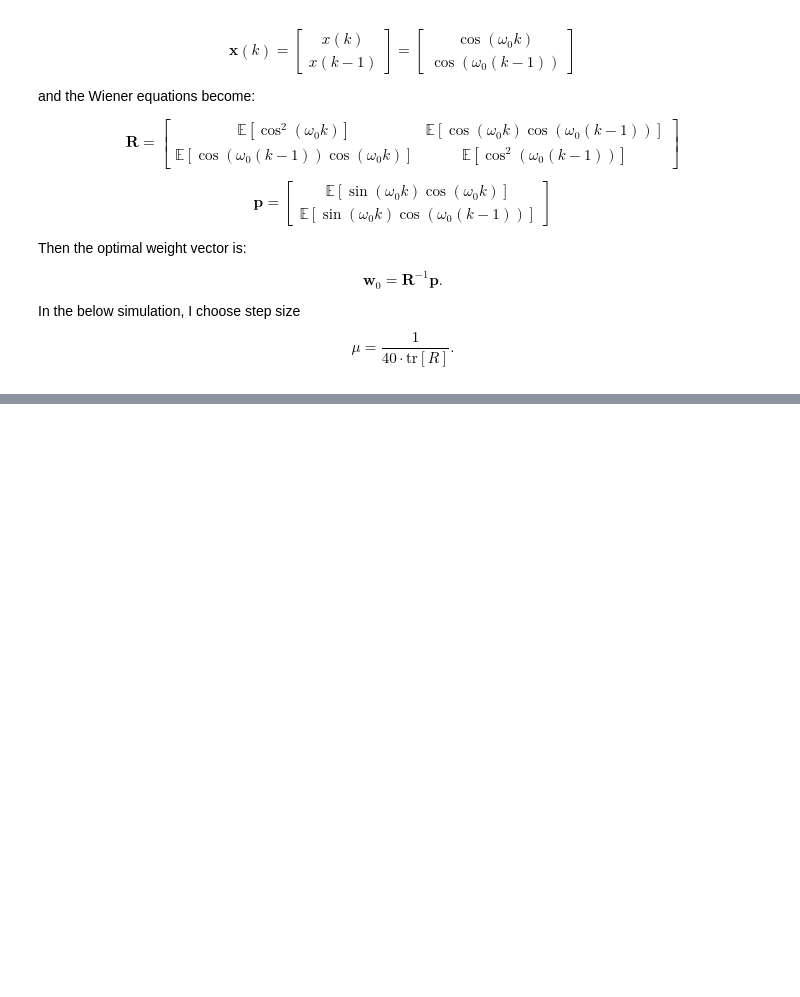
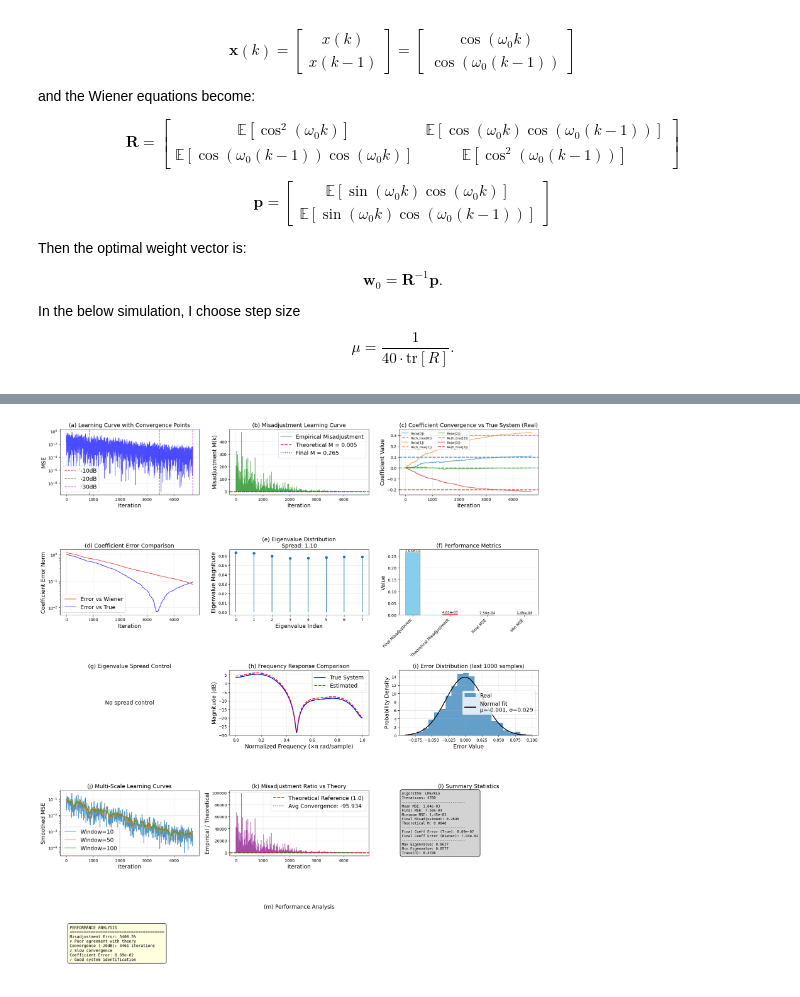
Before and after one commit to murumura/adsp, a Jupyter notebook: Chap3.ipynb, the cells around one changed output, grey strips where cells are left out. Saved outputs shown, nothing was run; the diff lists cells and outputs as text; code cells hidden in the pictures; blank space fills up the shorter version.

```diff
--- a/Chap3.ipynb
+++ b/Chap3.ipynb
@@ -481,0 +707,75 @@ Example 3.6 Perform the system idetification problem
+# %%
+# Fixed version of your original function
+def create_example3_6_2cd_generator(target_spread: float = 1.0, sigma_x2: float = 1.0, sigma_n2: float = 1e-4, bits: int = 10):
+    """Fixed version - returns correct desired signal"""
+    def generator(n_samples: int, key: jax.random.PRNGKey):
+        # Find AR(1) pole for target spread
+        a = jaxfilter.find_ar1_pole_for_spread_theoretical(target_spread, 8)
+
+        # Generate original signals
+        h, x, d, measured_noise = gen_d_x_example3_6_2(n_samples, a, key, sigma_x2=sigma_x2, sigma_n2=sigma_n2)
+
+        # Scale signals to fit in fixed-point range [-1, 1]
+        # Find scaling factors to prevent overflow
+        x_scale = 1.0 / jnp.max(jnp.abs(x)) if jnp.max(jnp.abs(x)) > 1.0 else 1.0
+        d_scale = 1.0 / jnp.max(jnp.abs(d)) if jnp.max(jnp.abs(d)) > 1.0 else 1.0
+
+        x_scaled = x * x_scale
+        d_scaled = d * d_scale
+
+        # Quantize scaled signals
+        jaxfixed_point_gen = jaxfixedpt.JaxFixedPoint(ibits=1, fbits=bits-1, rmode="nearest")
+        x_q = jaxfixed_point_gen.quantize(x_scaled)
+        d_q = jaxfixed_point_gen.quantize(d_scaled)
+
+        return h, x_q, d_q, measured_noise
+
+    return generator
+
+
+# Parameters
+n_iters   = 4700
+h_true = jnp.array([0.1, 0.3, 0.0, -0.2, -0.4, -0.7, -0.4, -0.2], dtype=float)
+filter_order = len(h_true) - 1
+mu     = 0.01
+sigma_n2 = 0.0015
+sigma_x2 = 1.0
+bits = 10
+target_spread = 1.0
+lms = jaxfilter.LMS(mu=mu, filter_order=filter_order)
+results = {}
+
+# For part (a) - different spreads
+#for spread in [1.0, 20.0, 80.0]:
+gen_signals_fn = create_example3_6_2cd_generator(
+    target_spread=target_spread,
+    sigma_x2=sigma_x2,
+    sigma_n2=sigma_n2,
+    bits=bits
+)
+sysid = jaxfilter.SystemIdentification(lms, gen_signals_fn)
+w_hist, e_hist, metrics, _ = sysid.run(n_samples=n_iters)
+trR = metrics['trace_R']
+R = trR = metrics['R']
+# Add debugging to check your parameters
+print(f"Step size (μ): {mu}")
+print(f"Filter length (N): {len(h_true)}")
+print(f"Input power (σ_x²): {sigma_x2}")
+print(f"Stability check - μ * N * σ_x²: {mu * len(h_true) * sigma_x2}")
+print(f"Should be < 1 for convergence: {mu * len(h_true) * sigma_x2 < 1}")
+
+misadjustment_theory = calculate_theoretical_misadjustment(mu = mu, R=R)
+
+print("=== Example 3.6.2 Sytem Identification Fixed Point ===")
+print(f"Wiener solution: {metrics['wiener_solution']}")
+print(f"Final coefficients: {metrics['final_coeff']}")
+print(f"Final MSE: {metrics['final_mse']:.6f}")
+print(f"Min MSE: {metrics['min_mse']:.6f}")
+print(f"Misadjustment(Experiment): {metrics['misadjustment']:.6f}")
+print(f"Misadjustment(Theory) {misadjustment_theory}")
+print(f"Final coeff error: {metrics['final_coeff_error']:.6f}")
+
+# Plot single trial results
+fig = jaxfilter.plot_results(w_hist, e_hist, metrics)
+save_fig("lms_ex3-6-2-cd")
+# %% [output]
@@ -481,0 +799 @@ Example 3.6 Perform the system idetification problem
+[figure, added]
```
Also changed, not shown: parts of 14 cells of this notebook, 14 other files.
